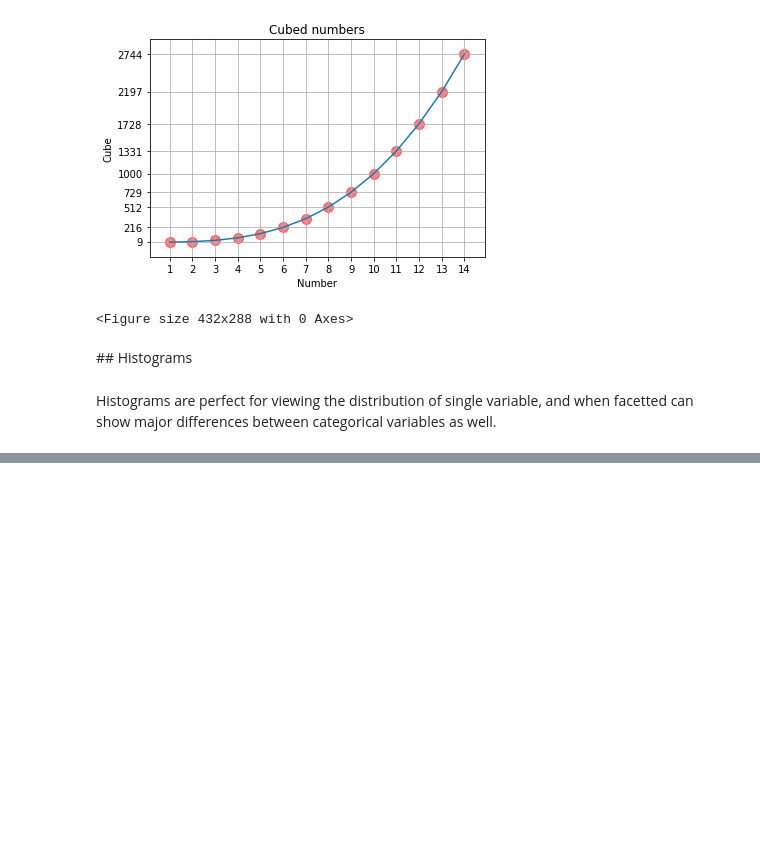
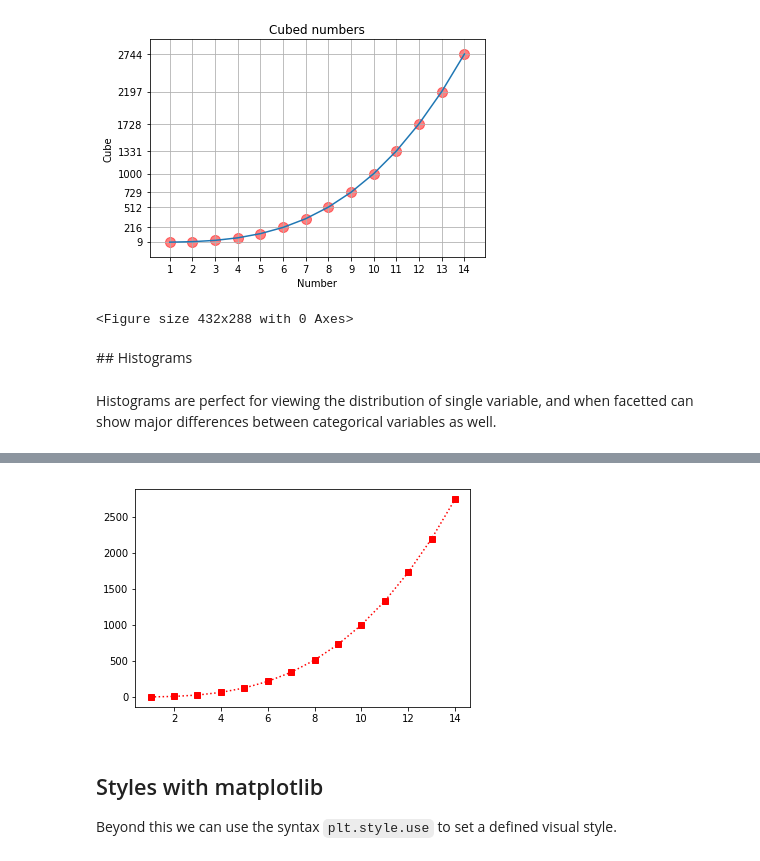
Before and after one commit to willcanniford/python-notes, a Jupyter notebook: visualisation/matplotlib.ipynb, the cells around one changed output, grey strips where cells are left out. Saved outputs shown, nothing was run; the diff lists cells and outputs as text; code cells hidden in the pictures; blank space fills up the shorter version.

Commit message:
Add style notes about matplotlib

```diff
--- a/visualisation/matplotlib.ipynb
+++ b/visualisation/matplotlib.ipynb
@@ -60,0 +77,8 @@ plt.hist(x, bins = 10)
+# %%
+plt.plot(x,y, color = 'red', marker = 's', linestyle = ':')
+plt.show()
+# %% [output]
+[figure, added]
+# %% [markdown]
+## Styles with matplotlib
+Beyond this we can use the syntax `plt.style.use` to set a defined visual style.
```
Also changed, not shown: parts of 6 cells of this notebook.
